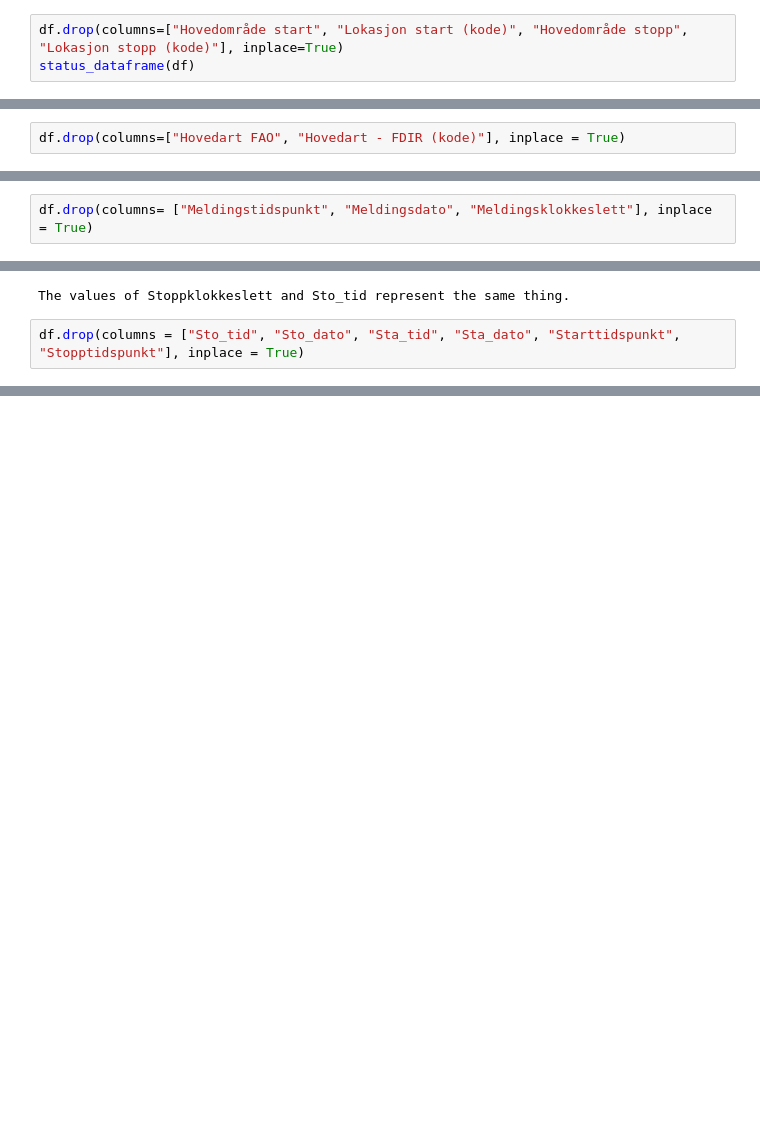
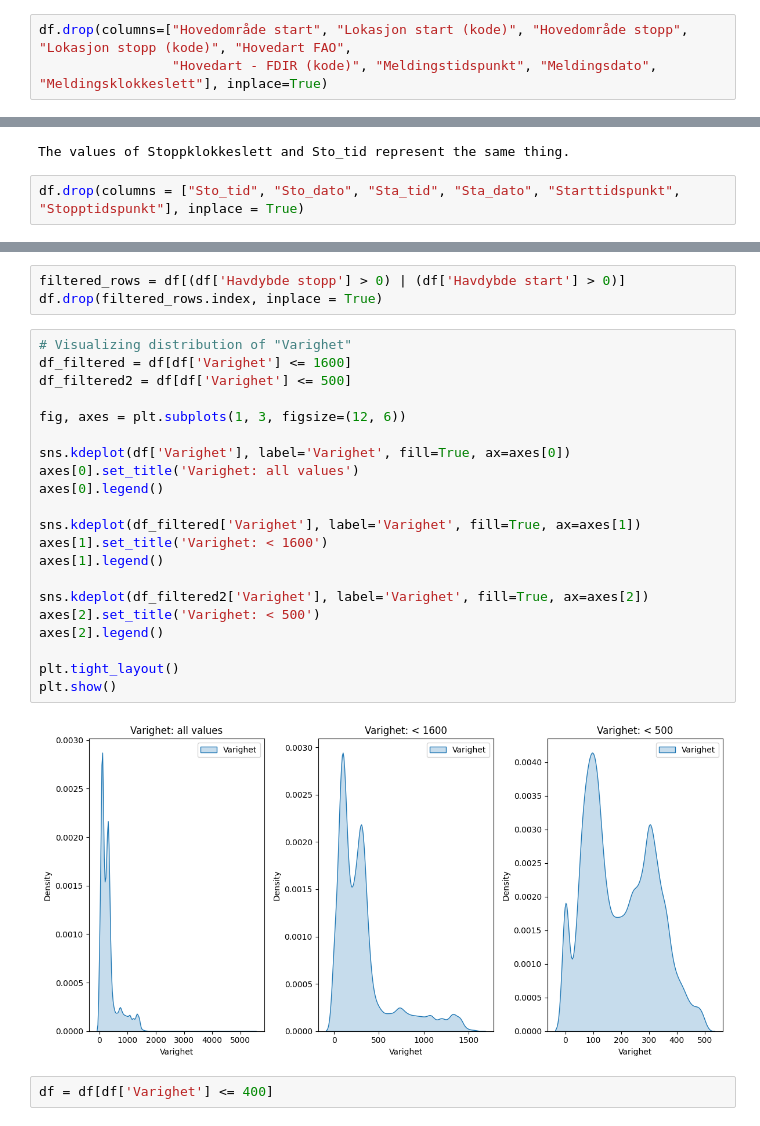
Before and after one commit to Pzorster/INFO284pzor, a Jupyter notebook: New.ipynb, the cells around one changed output, grey strips where cells are left out. Cells and saved outputs as stored; diff of their text form; blank space fills up the shorter version.

```diff
--- a/New.ipynb
+++ b/New.ipynb
@@ -390,3 +443,3 @@ Columns(part 2):
 # %%
-df.drop(columns=["Hovedområde start", "Lokasjon start (kode)", "Hovedområde stopp", "Lokasjon stopp (kode)"], inplace=True)
-status_dataframe(df)
+df.drop(columns=["Hovedområde start", "Lokasjon start (kode)", "Hovedområde stopp", "Lokasjon stopp (kode)", "Hovedart FAO",
+                 "Hovedart - FDIR (kode)", "Meldingstidspunkt", "Meldingsdato", "Meldingsklokkeslett"], inplace=True)
@@ -420,2 +445,0 @@ memory usage: 29.1+ MB
-# %%
-df.drop(columns=["Hovedart FAO", "Hovedart - FDIR (kode)"], inplace = True)
@@ -452,2 +460,0 @@ df.drop(columns= ["Redskap FDIR", "Art - FDIR", "Art - gruppe"], inplace = True)
-# %%
-df.drop(columns= ["Meldingstidspunkt", "Meldingsdato", "Meldingsklokkeslett"], inplace = True)
@@ -575,0 +594,28 @@ memory usage: 27.1+ MB
+# %%
+filtered_rows = df[(df['Havdybde stopp'] > 0) | (df['Havdybde start'] > 0)]
+df.drop(filtered_rows.index, inplace = True)
+# %%
+# Visualizing distribution of "Varighet"
+df_filtered = df[df['Varighet'] <= 1600]
+df_filtered2 = df[df['Varighet'] <= 500]
+
+fig, axes = plt.subplots(1, 3, figsize=(12, 6))
+
+sns.kdeplot(df['Varighet'], label='Varighet', fill=True, ax=axes[0])
+axes[0].set_title('Varighet: all values')
+axes[0].legend()
+
+sns.kdeplot(df_filtered['Varighet'], label='Varighet', fill=True, ax=axes[1])
+axes[1].set_title('Varighet: < 1600')
+axes[1].legend()
+
+sns.kdeplot(df_filtered2['Varighet'], label='Varighet', fill=True, ax=axes[2])
+axes[2].set_title('Varighet: < 500')
+axes[2].legend()
+
+plt.tight_layout()
+plt.show()
+# %% [output]
+[figure, added]
+# %%
+df = df[df['Varighet'] <= 400]
```
Also changed, not shown: parts of 94 cells of this notebook.
